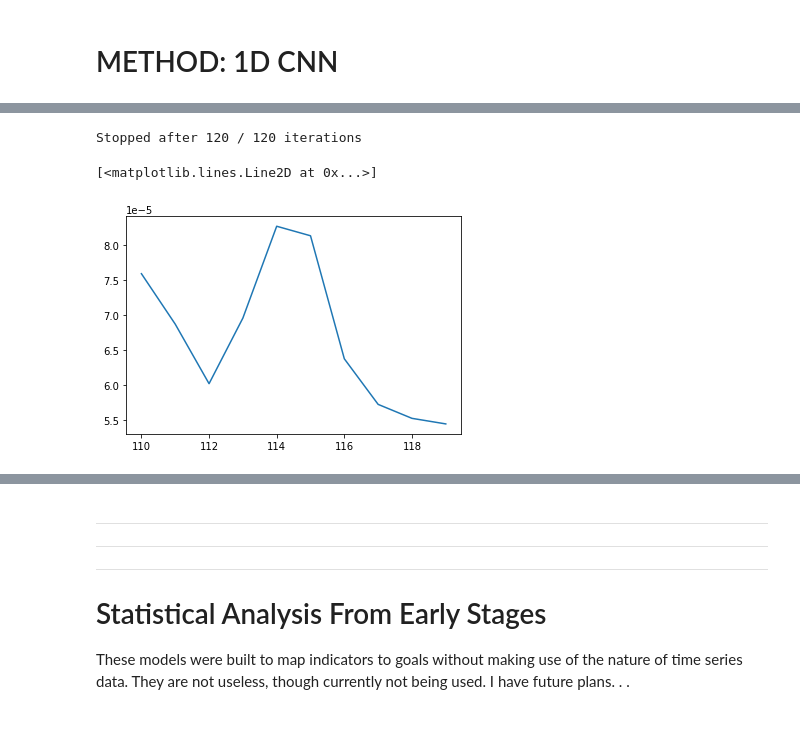
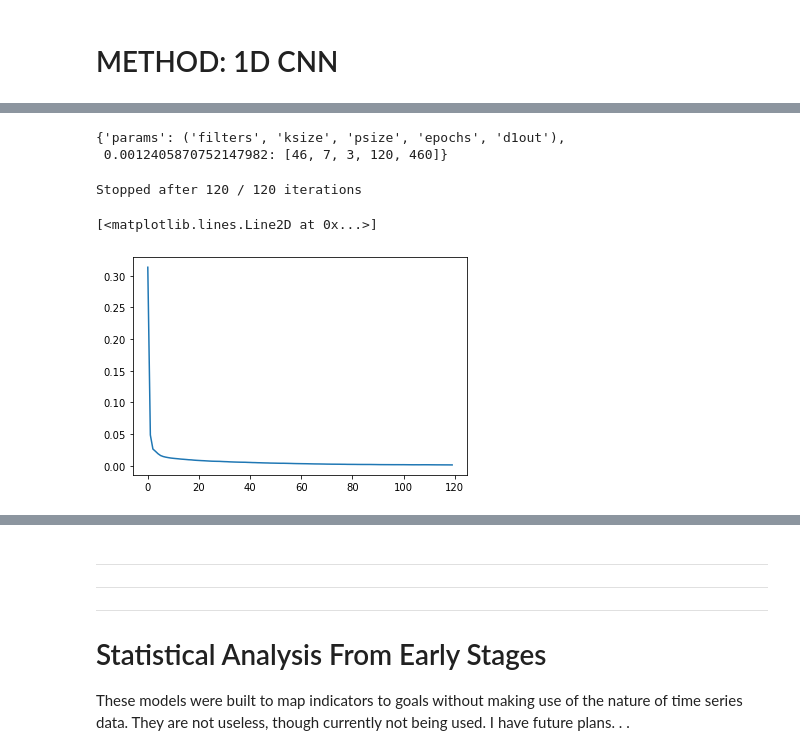
Before and after one commit to yousefja/Time-Series-Modelling-UN-Millenium-Development-Goals, a Jupyter notebook: data_exploration_modeling.ipynb, the cells around one changed output, grey strips where cells are left out. Cells and saved outputs as stored; diff of their text form; code cells hidden in the pictures; blank space fills up the shorter version.

Commit message:
Update data_exploration_modelling

```diff
--- a/data_exploration_modeling.ipynb
+++ b/data_exploration_modeling.ipynb
@@ -512,7 +534,7 @@ def interpolate_and_impute(dataframe, method = 'iterative', max_iter = 5, n_near
 
     return dataframe_fully_interpd
 # %%
-def impute_test_val(dataframe, method = 'iterative', filler = 0):
+def single_year_impute(dataframe, method = 'iterative', filler = 0):
     '''
     Use either iterative or knn interpolation to fill missing values in test or validation df
 
@@ -693,7 +715,7 @@ targets = targets_stacked.unstack(1)
 
 -----------------------------------------------------------------------------------------------------------'''
 
-most_common_indicators_list = get_indicators_for_model(200, indicators_for_i2g_model)
+most_common_indicators_list = get_indicators_for_model(190, indicators_for_i2g_model)
 X_features_most_common = X_features[X_features.index.isin(most_common_indicators_list, level=1)]
 
 print('Number of indicators: %d' % len(most_common_indicators_list))
@@ -738,7 +774,7 @@ X_features_filled = pd.DataFrame(X_features_filled, columns = columns, index = i
 train_indices = X_features_filled.loc['Afghanistan'].index[0:34].tolist()
 
 relevance_dict = {}
-correlation_threshold = 0.75
+correlation_threshold = 0.6
 features_and_targets = pd.concat([X_features_filled.loc[pd.IndexSlice[:, train_indices], :], targets.loc[pd.IndexSlice[:, train_indices], :]], axis = 1, sort = False)
 
 #Correlation to targets
@@ -817,31 +875,25 @@ y_test = targets.loc[pd.IndexSlice[:, [test_year]], :]
 
 #Iterative Imputer parameters
 y_n_iter = 10
-x_n_iter = 3
+x_n_iter = 5
 
 print('Imputing X_train . . .')
 X_train_imputed = interpolate_and_impute(X_train, max_iter = x_n_iter)
 
-print('X_train imputation successful! \n Imputing y_train . . .')
-y_train_imputed = interpolate_and_impute(y_train, max_iter = y_n_iter)
-
-print('Training Set Imputation Complete!')
+print('X_train imputation successful! \n')
 
 #TODO: For now, run iterative imputer on test and val sets until they converge since they are pretty small
 
-print('Imputing Validation and Test Sets . . .')
-X_val_imputed, X_test_imputed = impute_test_val(X_valid), impute_test_val(X_test)
-y_val_imputed, y_test_imputed = impute_test_val(y_valid), impute_test_val(y_test)
+print('Imputing single year dataframes 2006 and 2007 . . .')
+y_train_imputed = single_year_impute(y_train)
+y_valid_imputed = single_year_impute(y_valid)
 
 #Make sure imputation was successful
+assert(X_train_imputed.isnull().any().any() == False)
 assert(y_train_imputed.isnull().any().any() == False)
-assert(X_train_imputed.isnull().any().any() == False)
-assert(X_val_imputed.isnull().any().any() == False)
-assert(X_test_imputed.isnull().any().any() == False)
-assert(y_val_imputed.isnull().any().any() == False)
-assert(y_test_imputed.isnull().any().any() == False)
+assert(y_valid_imputed.isnull().any().any() == False)
 
-print('Validation and Test Sets Imputed Successfully!')
+print('All Sets Imputed Successfully!')
 # %% [output]
 Imputing X_train . . .
 X_train imputation successful!
@@ -1060,14 +1318,19 @@ CNN_hyperparam_to_loss_dict
+# %%
+A_p5_loss
+# %% [output]
+{'params': ('filters', 'ksize', 'psize', 'epochs', 'd1out'),
+ 0.0012405870752147982: [46, 7, 3, 120, 460]}
 # %%
 iters = len(history.history['loss'])
 x = [i for i in range(len(history.history['loss']))]
 print("Stopped after %i / %i iterations" % (iters, epochs))
 
 window = iters - 10
-plt.plot(x[window:], listhist[window:])
+plt.plot(x[:], listhist[:])
 # %% [output]
 Stopped after 120 / 120 iterations
 [<matplotlib.lines.Line2D at 0x...>]
-[figure, old version]
+[figure, new version]
 # %%
 #Create a validation set and predict for 2007
 
```
Also changed, not shown: parts of 58 cells of this notebook.
